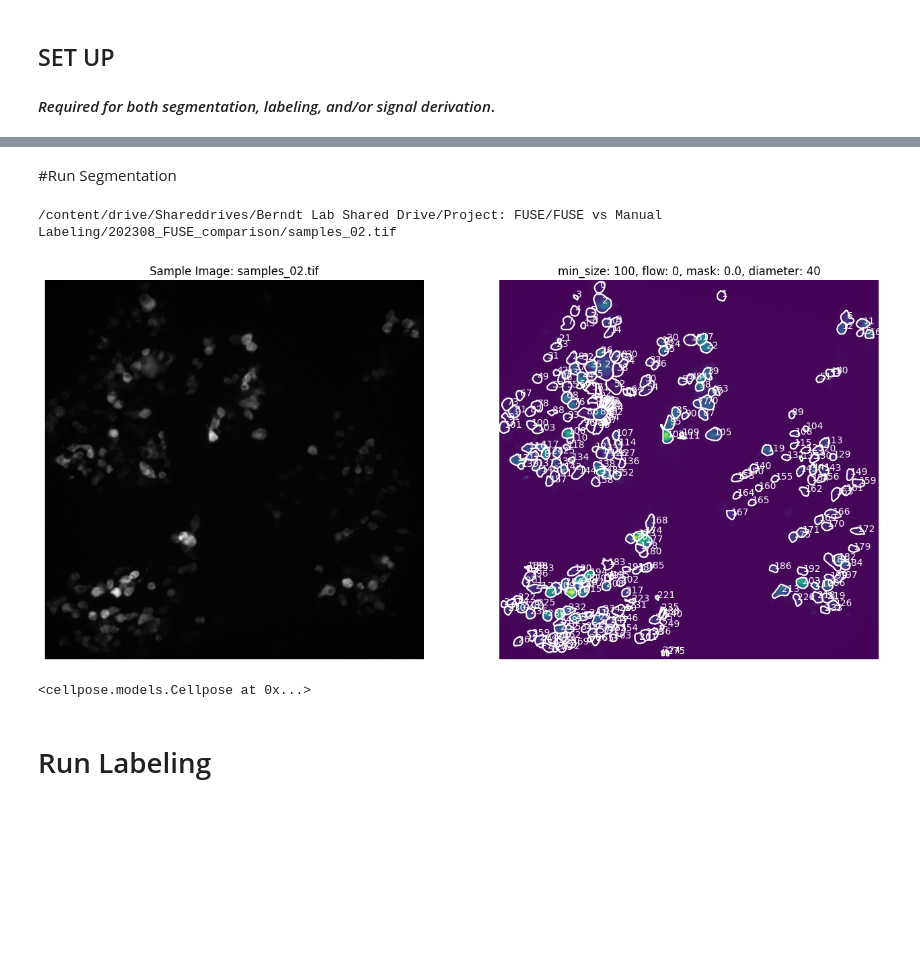
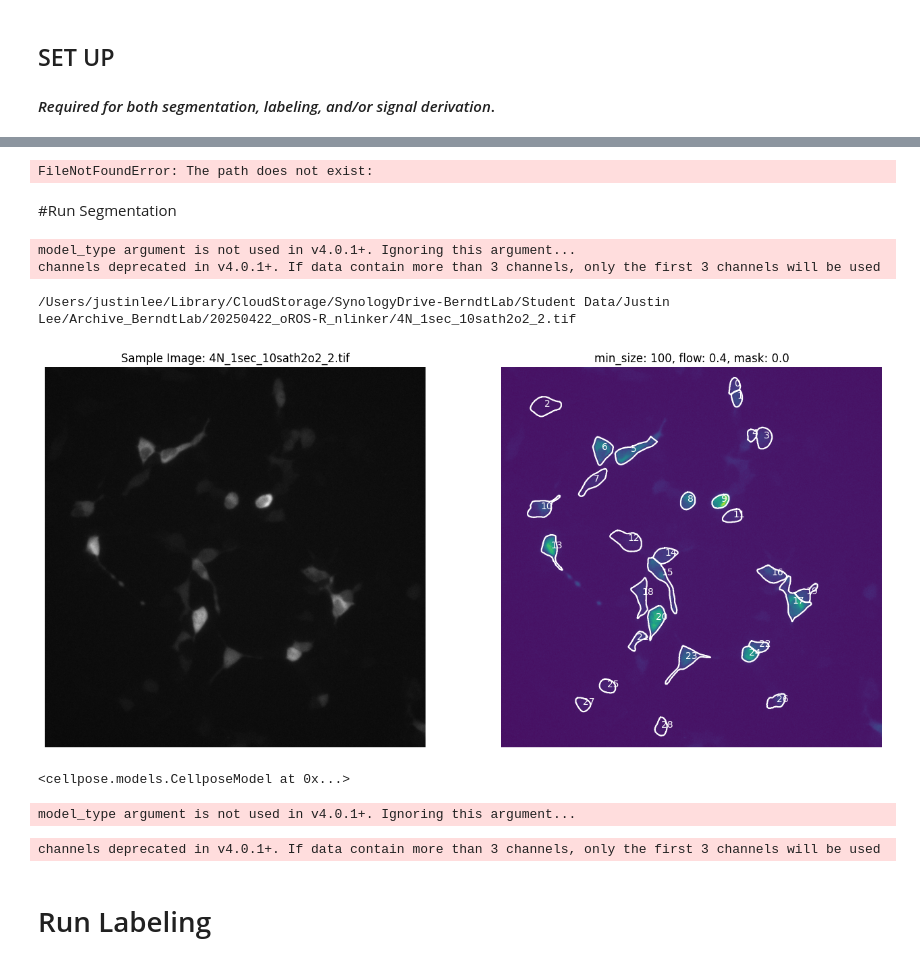
Before and after one commit to justindaholee/FUSE, a Jupyter notebook: FUSE.ipynb, the cells around one changed output, grey strips where cells are left out. Saved outputs shown, nothing was run; the diff lists cells and outputs as text; code cells hidden in the pictures; blank space fills up the shorter version.

Commit message:
reflect changes of latest Cellpose

```diff
--- a/FUSE.ipynb
+++ b/FUSE.ipynb
@@ -52,8 +57,8 @@ import fuse_toolkit as fuse
 # Experiment information entry
 date = "2024-02-01" #@param {type:"date"}
 exp_ID = "FUSE_manual_comparison" #@param {type: "string"}
-path = "/content/drive/Shareddrives/Berndt Lab Shared Drive/Project: FUSE/FUSE vs Manual Labeling/202308_FUSE_comparison/samples_02.tif" #@param {type:"string"}
-parse_ID = "Name_Well" #@param {type:"string"}
+path = '' #@param {type:"string"}
+parse_ID = "Name_Well_idx3" #@param {type:"string"}
 separator = "_" #@param {type:"string"}
 channel_info = "Fluor" #@param {type:"string"}
 channel_to_seg = "Fluor" #@param {type:"string"}
@@ -80,31 +85,33 @@ if os.path.splitext(path)[-1].lower() == '.tif':
   folder = os.path.abspath(os.path.join(path, os.pardir))
 elif isDirectory == True:
   folder = path
+# %% [output]
+FileNotFoundError: The path does not exist:
 # %% [markdown]
 #Run Segmentation
 # %%
 #@title 1. Segmentation Information & Preview
 #@markdown Read about Cellpose parameters [here](https://cellpose.readthedocs.io/en/latest/api.html).
 min_size = 100 #@param {type:"number"}
-flow_threshold= 0 #@param {type:"number"}
+flow_threshold= 0.4 #@param {type:"number"}
 mask_threshold= 0.0 #@param {type:"number"}
-diameter =  40 # @param {type:"number"}
 
 # If you wish to use a custom-trained Cellpose model,
 # change "model_type" to be the path to your custom model
 model_type = "cyto2"
 
 experiment.preview_segmentation(
   model_type=model_type,
   min_size=min_size,
   flow_threshold=flow_threshold,
   mask_threshold=mask_threshold,
-  diameter=diameter
 )
 # %% [output]
-/content/drive/Shareddrives/Berndt Lab Shared Drive/Project: FUSE/FUSE vs Manual Labeling/202308_FUSE_comparison/samples_02.tif
+model_type argument is not used in v4.0.1+. Ignoring this argument...
+channels deprecated in v4.0.1+. If data contain more than 3 channels, only the first 3 channels will be used
+/Users/justinlee/Library/CloudStorage/SynologyDrive-BerndtLab/Student Data/Justin Lee/Archive_BerndtLab/20250422_oROS-R_nlinker/4N_1sec_10sath2o2_2.tif
-[figure, old version]
+[figure, new version]
-<cellpose.models.Cellpose at 0x...>
+<cellpose.models.CellposeModel at 0x...>
 # %%
 #@title 2. Run segmentation and save
 
@@ -113,8 +120,10 @@ df = experiment.segment_cells(
   min_size=min_size,
   flow_threshold=flow_threshold,
   mask_threshold=mask_threshold,
-  diameter=diameter,
 )
+# %% [output]
+model_type argument is not used in v4.0.1+. Ignoring this argument...
+channels deprecated in v4.0.1+. If data contain more than 3 channels, only the first 3 channels will be used
 # %% [markdown]
 # Run Labeling
 # %%
```
Also changed, not shown: parts of 2 cells of this notebook, 1 other file.
